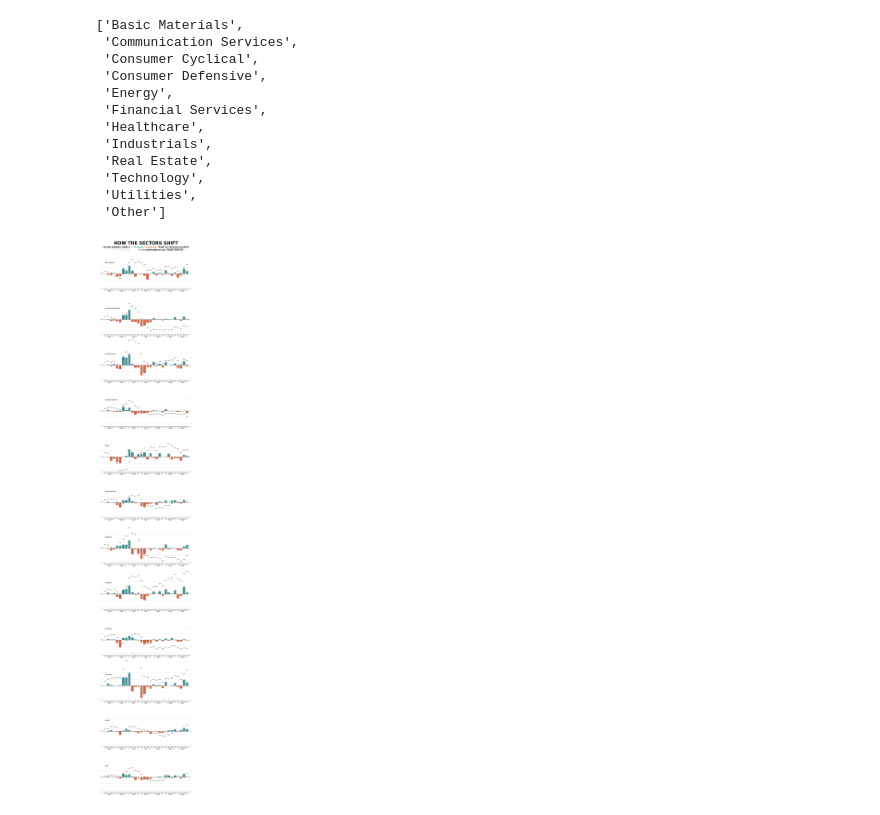
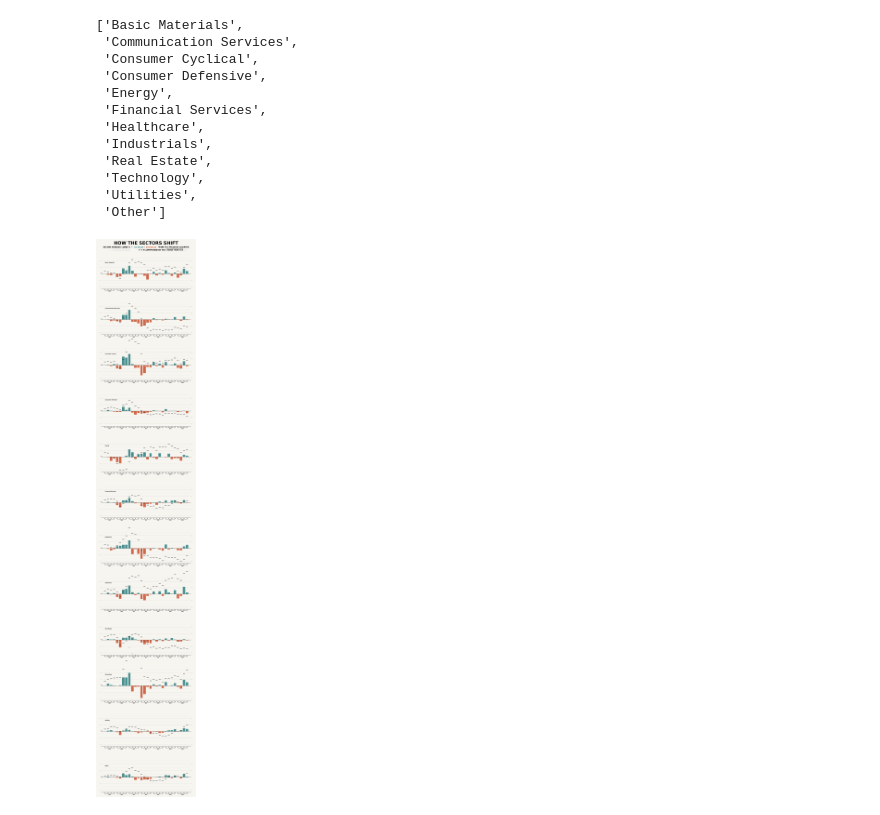
Before and after one commit to vinp505/DataViz, a Jupyter notebook: QUARTERLY_barplot/quarterly_barplot_dev.ipynb, the cells around one changed output. Saved outputs shown, nothing was run; the diff lists cells and outputs as text; code cells hidden in the pictures.

Commit message:
Changed plots background color to an off-white.

```diff
--- a/QUARTERLY_barplot/quarterly_barplot_dev.ipynb
+++ b/QUARTERLY_barplot/quarterly_barplot_dev.ipynb
@@ -146,7 +146,7 @@ unique_sectors
  'Utilities',
  'Other']
 # %%
-fig, axes = plt.subplots(13, 1, figsize= (24, 136), gridspec_kw={'height_ratios': [0.2] + [1] * 12})
+fig, axes = plt.subplots(13, 1, figsize= (24, 136), gridspec_kw={'height_ratios': [0.2] + [1] * 12}, facecolor= '#F7F5F0')
 
 ax_t = axes[0]
 ax_t.axis('off')
@@ -180,7 +180,7 @@ ax_t.text(
             y=13,
             s='████████  █████████',
             ha='left',
-            va='top', size= 24, weight= 550, zorder= 4, c= 'white')
+            va='top', size= 24, weight= 550, zorder= 4, c= '#F7F5F0')
 
 
 ax_t.text(
@@ -363,7 +363,7 @@ unique_sectors
  'Utilities',
  'Other']
 # %%
-fig, axes = plt.subplots(13, 1, figsize= (24, 136), gridspec_kw={'height_ratios': [0.2] + [1] * 12})
+fig, axes = plt.subplots(13, 1, figsize= (24, 136), gridspec_kw={'height_ratios': [0.2] + [1] * 12}, facecolor= '#F7F5F0')
 
 ax_t = axes[0]
 ax_t.axis('off')
@@ -397,7 +397,7 @@ ax_t.text(
             y=13,
             s='████████  █████████',
             ha='left',
-            va='top', size= 24, weight= 550, zorder= 4, c= 'white')
+            va='top', size= 24, weight= 550, zorder= 4, c= '#F7F5F0')
 
 
 ax_t.text(
@@ -483,31 +483,31 @@ for i, sec in enumerate(unique_sectors, 1):
             s='Q' + q,
             ha='center',
             va='top', size= 'medium', weight= 550, zorder= 4)
 
         # if q == '4':
         #     ax.vlines(x= i+0.5, ymin= -47, ymax= -45, colors= 'black', linewidth= 1.3)
 
     for x, yr in [(1, '2019'), (5, '2020'), (9, '2021'), (13, '2022'), (17, '2023'), (21, '2024'), (25, '2025')]:
         ax.hlines(y=-51.8, xmin= x-1.05, xmax= x+2.05, colors= 'black', linewidth= 1.6, zorder= 4)
         #ax.hlines(y=-45, xmin= x-1.35, xmax= x+2.35, colors= 'black', linewidth= 1.3, zorder= 4)
         ax.text(
             x=x+0.5,
             y=-53,
             s=yr,
             ha='center',
             va='top', size= 'large', weight= 550, zorder= 4)
 
     # sc1 = ax.scatter(range(len(sec_values)), sec_values, color= "#2E3A48", s= 150, zorder= 5)
     #ax.scatter(range(len(sec_values)), sec_values, c= 'black')
 
     #ax.hlines(y=0, xmin=-8, xmax=len(sec_values)+1, colors='black', linewidth= 1.6, zorder= 4)
     #ax.hlines(y=-47, xmin=-0.7, xmax=27.7, colors='black', linewidth= 1.6, zorder= 4)
     ax.hlines(y=0, xmin=-1.3, xmax=28.3, colors='black', linewidth= 1.6, zorder= 4)
     ax.hlines(y=-47, xmin=-1.3, xmax=28.3, colors='black', linewidth= 1.6, zorder= 4)
     ax.text(x=0, y=+34, s=sec, c= 'black', ha='left', size= 'x-large', weight= 'heavy')
     ax.axis('off')
 
 plt.show()
 fig.savefig("quarterly_barplot_alldays.svg", bbox_inches='tight')
 # %% [output]
-[figure, old version]
+[figure, new version]
```
Also changed, not shown: 3 other files.
